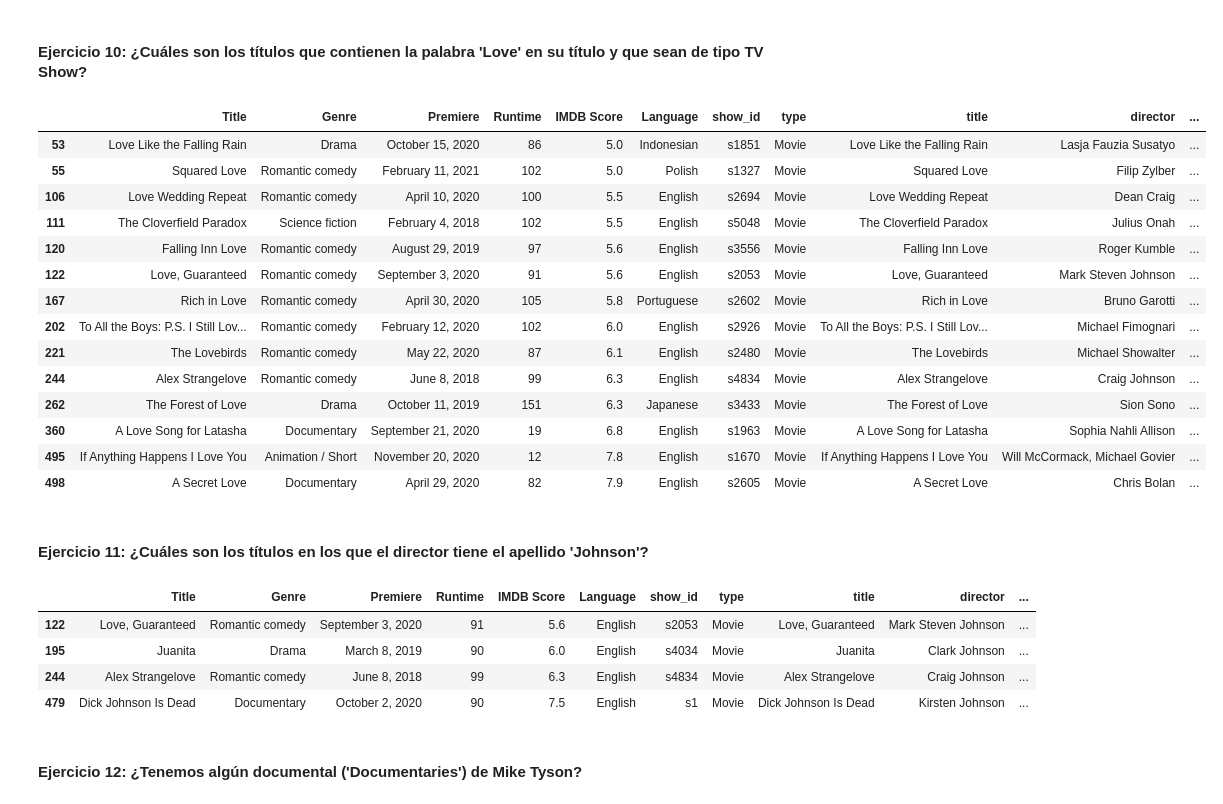
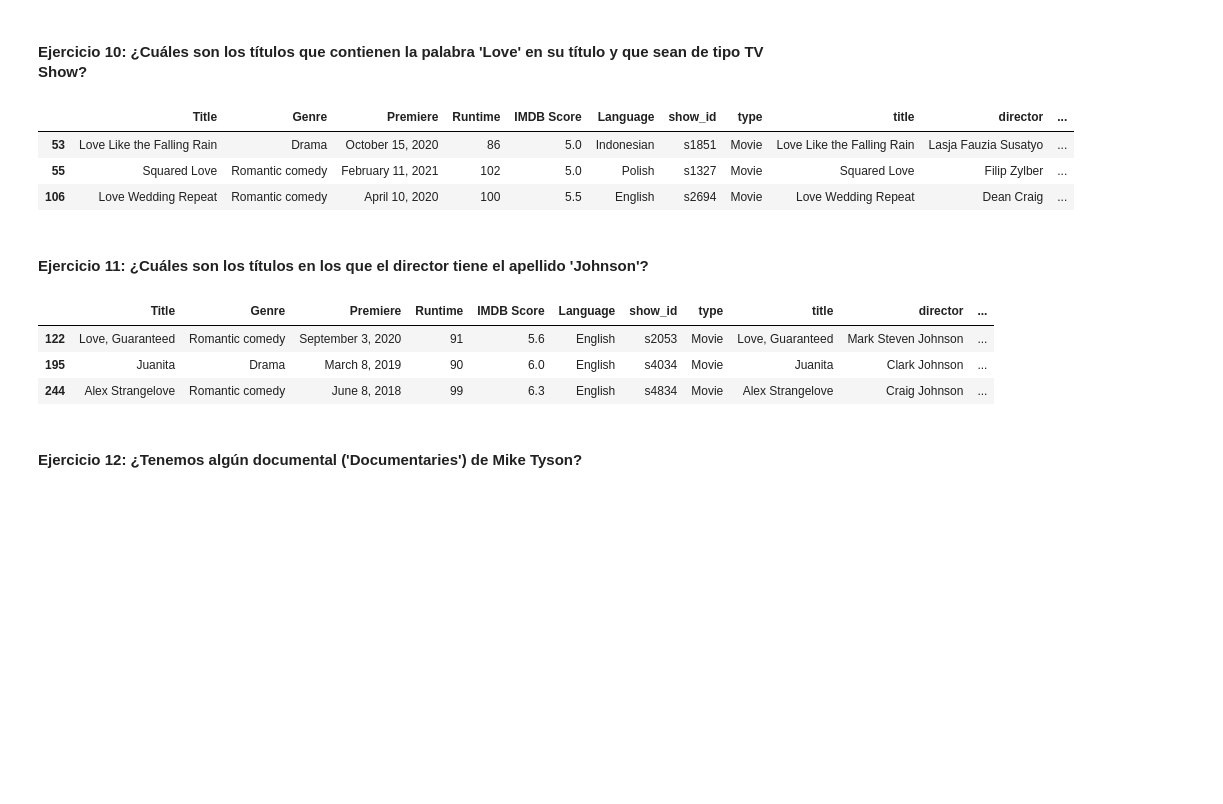
Before and after one commit to jgilsu11/laboratorio-modulo2-leccion03-filtrado-groupby, a Jupyter notebook: laboratorio-modulo2-leccion03-filtrado.ipynb, the cells around one changed output. Saved outputs shown, nothing was run; the diff lists cells and outputs as text; code cells hidden in the pictures; blank space fills up the shorter version.

```diff
--- a/laboratorio-modulo2-leccion03-filtrado.ipynb
+++ b/laboratorio-modulo2-leccion03-filtrado.ipynb
@@ -264,37 +230,25 @@ np.int64(13)
 # %%
 
 patron_regex= "Love"
 _love=netflix_concat["title"].str.contains(patron_regex, case= False, na= False)
-netflix_concat[_love]
+netflix_concat[_love].head(3)
 # %% [output]
 |  | Title | Genre | Premiere | Runtime | IMDB Score | Language | show_id | type | title | director | ... |
 | 53 | Love Like the Falling Rain | Drama | October 15, 2020 | 86 | 5.0 | Indonesian | s1851 | Movie | Love Like the Falling Rain | Lasja Fauzia Susatyo | ... |
 | 55 | Squared Love | Romantic comedy | February 11, 2021 | 102 | 5.0 | Polish | s1327 | Movie | Squared Love | Filip Zylber | ... |
 | 106 | Love Wedding Repeat | Romantic comedy | April 10, 2020 | 100 | 5.5 | English | s2694 | Movie | Love Wedding Repeat | Dean Craig | ... |
-| 111 | The Cloverfield Paradox | Science fiction | February 4, 2018 | 102 | 5.5 | English | s5048 | Movie | The Cloverfield Paradox | Julius Onah | ... |
-| 120 | Falling Inn Love | Romantic comedy | August 29, 2019 | 97 | 5.6 | English | s3556 | Movie | Falling Inn Love | Roger Kumble | ... |
-| 122 | Love, Guaranteed | Romantic comedy | September 3, 2020 | 91 | 5.6 | English | s2053 | Movie | Love, Guaranteed | Mark Steven Johnson | ... |
-| 167 | Rich in Love | Romantic comedy | April 30, 2020 | 105 | 5.8 | Portuguese | s2602 | Movie | Rich in Love | Bruno Garotti | ... |
-| 202 | To All the Boys: P.S. I Still Lov... | Romantic comedy | February 12, 2020 | 102 | 6.0 | English | s2926 | Movie | To All the Boys: P.S. I Still Lov... | Michael Fimognari | ... |
-| 221 | The Lovebirds | Romantic comedy | May 22, 2020 | 87 | 6.1 | English | s2480 | Movie | The Lovebirds | Michael Showalter | ... |
-| 244 | Alex Strangelove | Romantic comedy | June 8, 2018 | 99 | 6.3 | English | s4834 | Movie | Alex Strangelove | Craig Johnson | ... |
-| 262 | The Forest of Love | Drama | October 11, 2019 | 151 | 6.3 | Japanese | s3433 | Movie | The Forest of Love | Sion Sono | ... |
-| 360 | A Love Song for Latasha | Documentary | September 21, 2020 | 19 | 6.8 | English | s1963 | Movie | A Love Song for Latasha | Sophia Nahli Allison | ... |
-| 495 | If Anything Happens I Love You | Animation / Short | November 20, 2020 | 12 | 7.8 | English | s1670 | Movie | If Anything Happens I Love You | Will McCormack, Michael Govier | ... |
-| 498 | A Secret Love | Documentary | April 29, 2020 | 82 | 7.9 | English | s2605 | Movie | A Secret Love | Chris Bolan | ... |
 # %% [markdown]
 #### Ejercicio 11: ¿Cuáles son los títulos en los que el director tiene el apellido 'Johnson'?
 # %%
 
 patron_regex= "Johnson"
 apellido=netflix_concat["director"].str.contains(patron_regex, case= False, na= False)
-netflix_concat[apellido]
+netflix_concat[apellido].head(3)
 # %% [output]
 |  | Title | Genre | Premiere | Runtime | IMDB Score | Language | show_id | type | title | director | ... |
 | 122 | Love, Guaranteed | Romantic comedy | September 3, 2020 | 91 | 5.6 | English | s2053 | Movie | Love, Guaranteed | Mark Steven Johnson | ... |
 | 195 | Juanita | Drama | March 8, 2019 | 90 | 6.0 | English | s4034 | Movie | Juanita | Clark Johnson | ... |
 | 244 | Alex Strangelove | Romantic comedy | June 8, 2018 | 99 | 6.3 | English | s4834 | Movie | Alex Strangelove | Craig Johnson | ... |
-| 479 | Dick Johnson Is Dead | Documentary | October 2, 2020 | 90 | 7.5 | English | s1 | Movie | Dick Johnson Is Dead | Kirsten Johnson | ... |
 # %% [markdown]
 #### Ejercicio 12: ¿Tenemos algún documental ('Documentaries') de Mike Tyson?
 # %%
```
Also changed, not shown: parts of 13 cells of this notebook.
